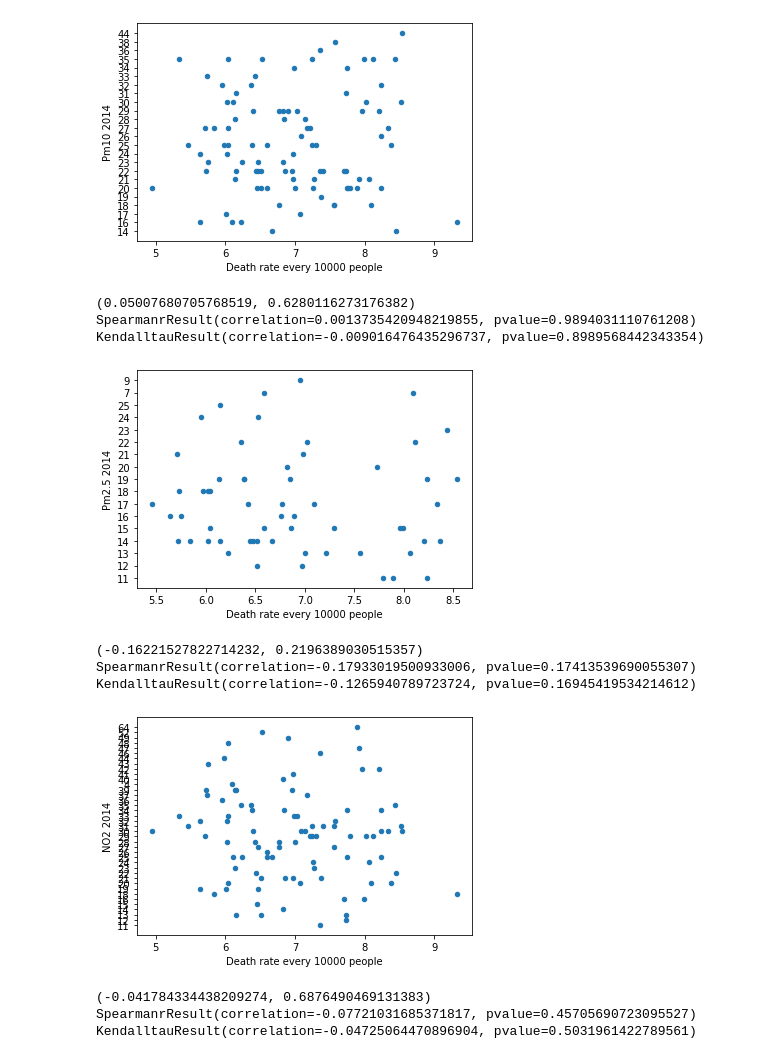
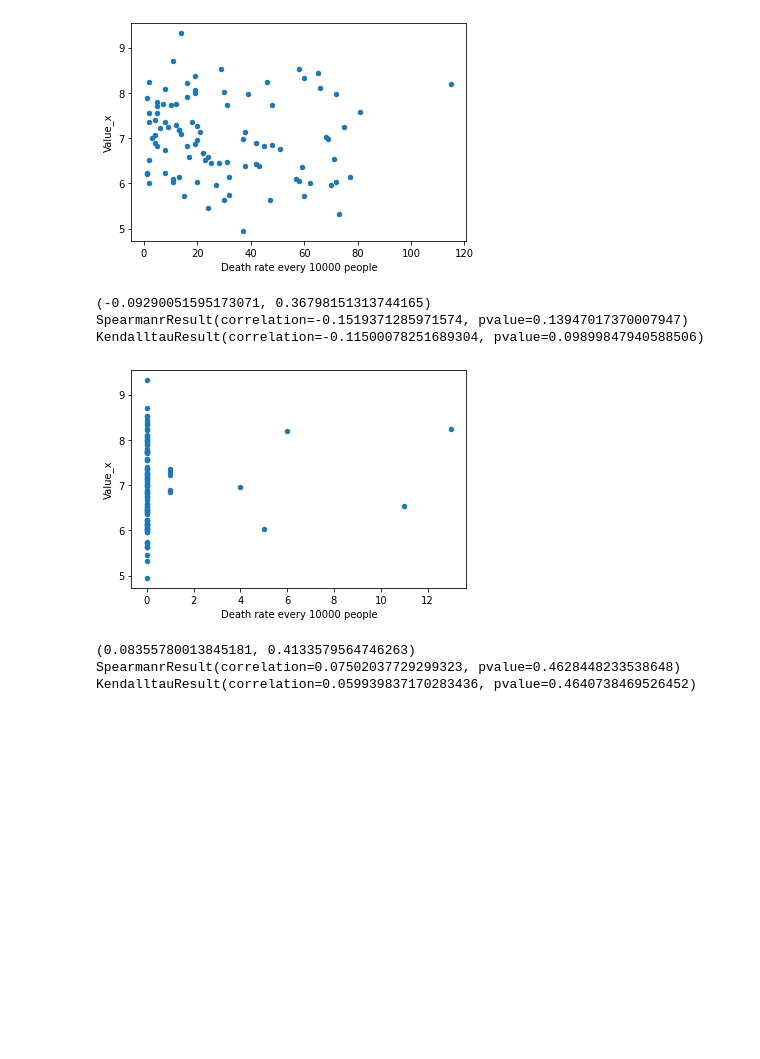
Before and after one commit to prometheus404/progetto_visualizzazione, a Jupyter notebook: disease_pollution_relation/premature_death.ipynb, the cells around one changed output. Drawn from its saved outputs; the diff is of its cells as text; code cells hidden in the pictures; blank space fills up the shorter version.

```diff
--- a/disease_pollution_relation/premature_death.ipynb
+++ b/disease_pollution_relation/premature_death.ipynb
@@ -86,6 +141,13 @@ result['Value_x']=(result['Value_x']/result['Value_y'])*10000
 # %%
-def test(pollutant):
+def over(pollutant):
     #POLLUTION
+    pollution = pd.read_csv('../csv/pollution_province/'+pollutant+'_2019.csv')
+    pollution = pollution[['Provincia', 'Over']]
+    pollution.drop(pollution.index[(pollution['Over']=="-")], axis=0, inplace=True)
+    pollution.drop(pollution.index[(pollution['Over']=="n.d.")], axis=0, inplace=True)
+    pollution['Over'] = pollution['Over'].apply(int)
+    pollution = pollution.groupby(by='Provincia').max()
+    '''
     pollution=pd.read_csv('../csv/Foglio_Chino.csv', encoding='utf-8', sep=',')
     pollution=pollution.rename(columns={"Unnamed: 0":"Territorio","Unnamed: 1":"VOTO","2018":"Pm10 2018","Unnamed: 3":"Pm2.5 2018",
     "Unnamed: 4":"NO2 2018","2017":"Pm10 2017","Unnamed: 6":"Pm2.5 2017", "Unnamed: 7":"NO2 2017",
@@ -94,17 +156,16 @@ def test(pollutant):
     "2014":"Pm10 2014","Unnamed: 15":"Pm2.5 2014", "Unnamed: 16":"NO2 2014"})
     #Skip first row
     pollution=pollution.iloc[1:]
+    '''
     #Inner-join between 'data' from result and pollution
-    result2=pd.merge(result,pollution,on='Territorio')
-    result2.drop(result2.index[(result2[pollutant]=="nd")], axis=0, inplace=True)
-    result2=result2.sort_values(by=[pollutant], ascending=True)
-
-    result2.plot.scatter(x='Value_x', y=pollutant)
+    result2=pd.merge(result,pollution,left_on='Territorio', right_on='Provincia')
+    #result2=result2.sort_values(by=[pollutant], ascending=True)
+    result2.plot.scatter(y='Value_x', x='Over')
     plt.xlabel('Death rate every 10000 people')
     plt.show()
 
     a = np.array(result2['Value_x']).astype(float)
-    b = np.array(result2[pollutant]).astype(float)
+    b = np.array(result2['Over']).astype(float)
     #Pearson
     print(scipy.stats.pearsonr(a, b))
     #Spearman
@@ -186,18 +175,13 @@ KendalltauResult(correlation=-0.15713248140558966, pvalue=0.021467988395609823)
-# %%
-#2014
-test('Pm10 2014')
-test('Pm2.5 2014')
-test('NO2 2014')
-# %% [output]
-[figure, removed]
-(0.05007680705768519, 0.6280116273176382)
-SpearmanrResult(correlation=0.0013735420948219855, pvalue=0.9894031110761208)
-KendalltauResult(correlation=-0.009016476435296737, pvalue=0.8989568442343354)
-[figure, removed]
-(-0.16221527822714232, 0.2196389030515357)
-SpearmanrResult(correlation=-0.17933019500933006, pvalue=0.17413539690055307)
-KendalltauResult(correlation=-0.1265940789723724, pvalue=0.16945419534214612)
-[figure, removed]
-(-0.041784334438209274, 0.6876490469131383)
-SpearmanrResult(correlation=-0.07721031685371817, pvalue=0.45705690723095527)
-KendalltauResult(correlation=-0.04725064470896904, pvalue=0.5031961422789561)
+# %%
+#2019
+over('PM10')
+over('NO2')
+# %% [output]
+[figure, added]
+(-0.09290051595173071, 0.36798151313744165)
+SpearmanrResult(correlation=-0.1519371285971574, pvalue=0.13947017370007947)
+KendalltauResult(correlation=-0.11500078251689304, pvalue=0.09899847940588506)
+[figure, added]
+(0.08355780013845181, 0.4133579564746263)
+SpearmanrResult(correlation=0.07502037729299323, pvalue=0.4628448233538648)
+KendalltauResult(correlation=0.059939837170283436, pvalue=0.4640738469526452)
```
Also changed, not shown: parts of 7 cells of this notebook.
